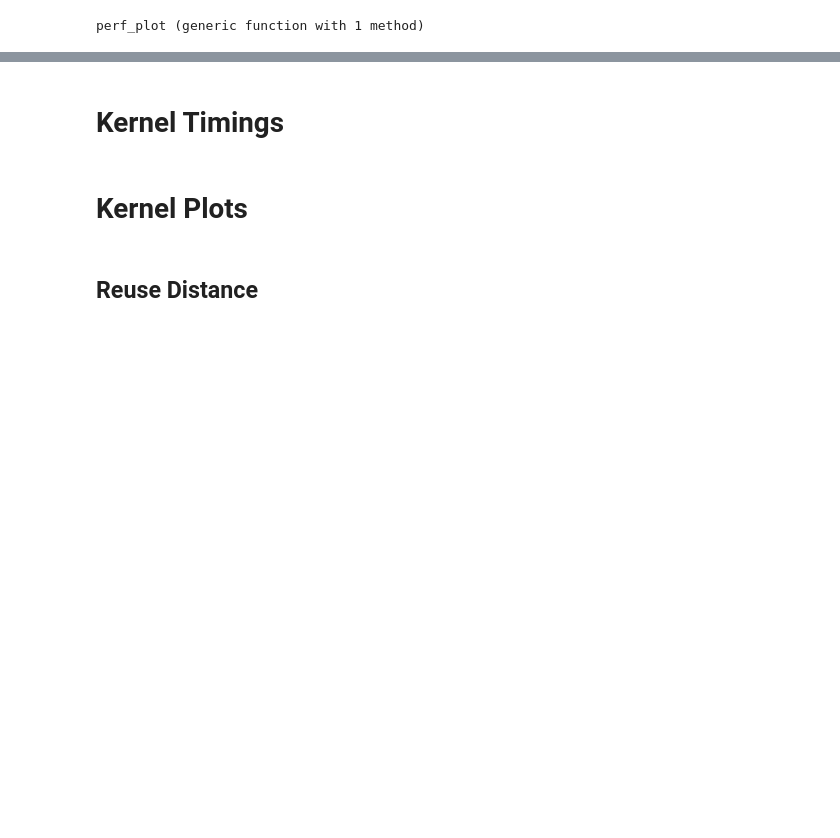
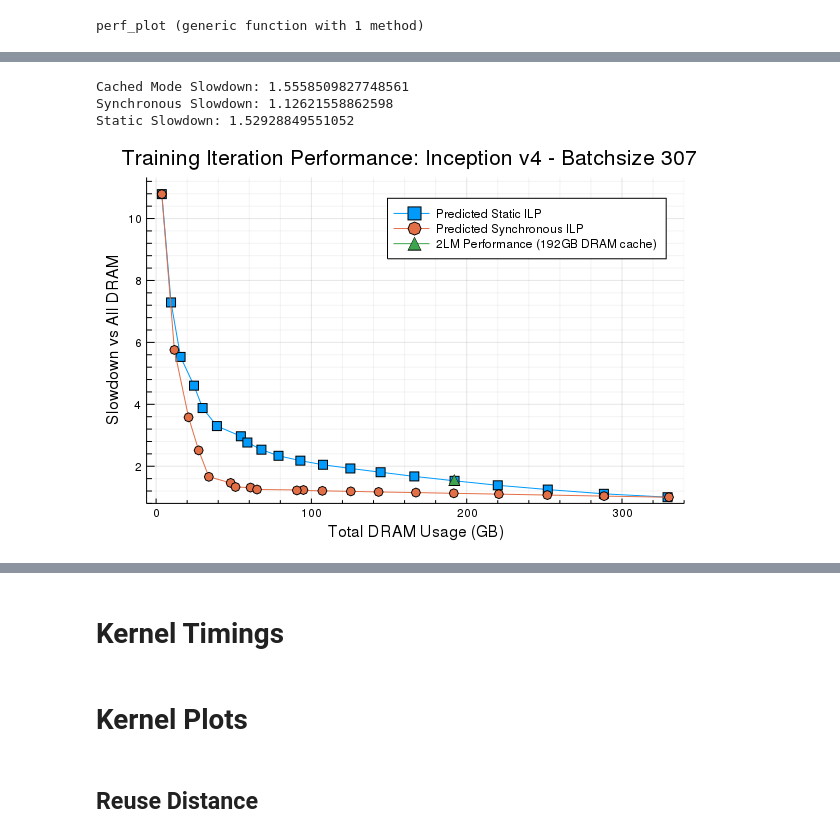
Before and after one commit to darchr/ml-tools, a Jupyter notebook: ngraph/notebooks/TheOneRing.ipynb, the cells around one changed output, grey strips where cells are left out. Saved outputs shown, nothing was run; the diff lists cells and outputs as text; code cells hidden in the pictures; blank space fills up the shorter version.

```diff
--- a/ngraph/notebooks/TheOneRing.ipynb
+++ b/ngraph/notebooks/TheOneRing.ipynb
@@ -68,3 +134,24 @@ perf_plot (generic function with 1 method)
+# %%
+simple_data = deserialize("serials/skipped_static_inception_v4_3072.jls")
+synchronous_data = deserialize("serials/skipped_synchronous_inception_v4_3072.jls")
+title = "Training Iteration Performance: Inception v4 - Batchsize 3072"
+
+cached_mode = (192, 196.8)
+
+perf_plot(
+    simple_data,
+    synchronous_data;
+    use_predicted_simple = true,
+    use_predicted_synchronous = true,
+    title = title,
+    subtract_movetime = false,
+    cached_mode = cached_mode,
+)
+# %% [output]
+Cached Mode Slowdown: 1.5558509827748561
+Synchronous Slowdown: 1.12621558862598
+Static Slowdown: 1.52928849551052
+[figure, added]
 # %%
 simple_data = deserialize("serials/skipped_static_resnet50_256.jls")
 synchronous_data = deserialize("serials/skipped_synchronous_resnet50_256.jls")
```
Also changed, not shown: parts of 9 cells of this notebook, 15 other files.
